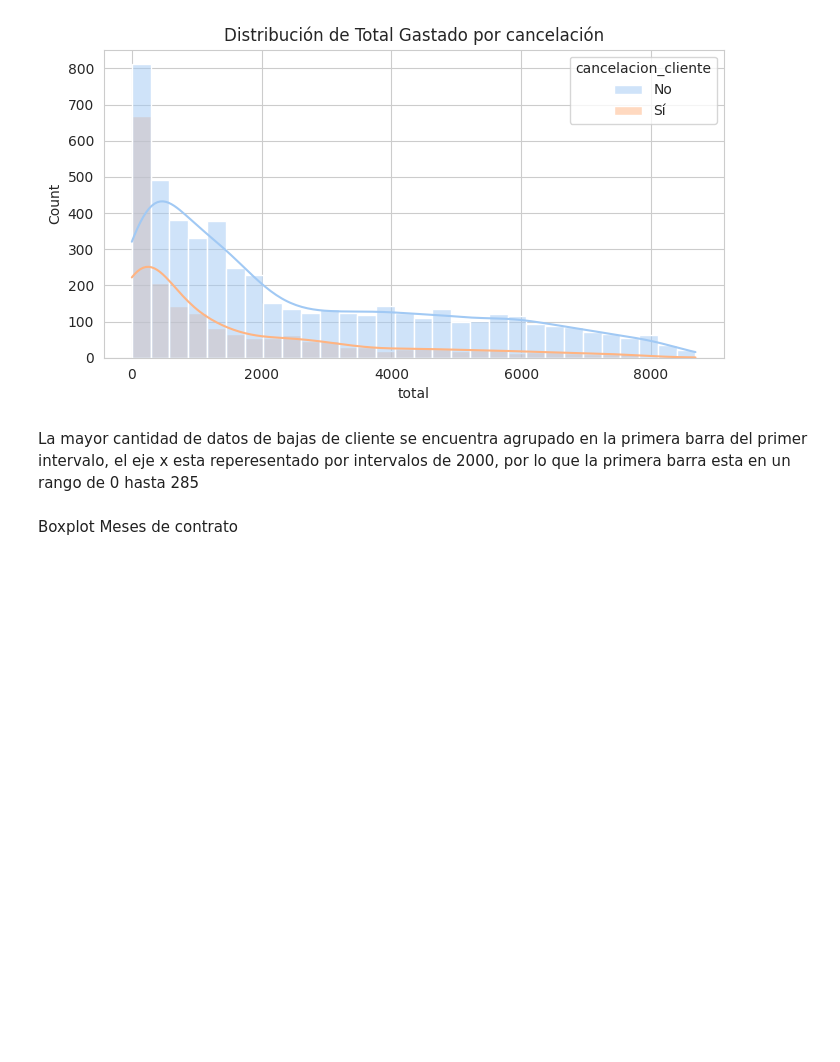
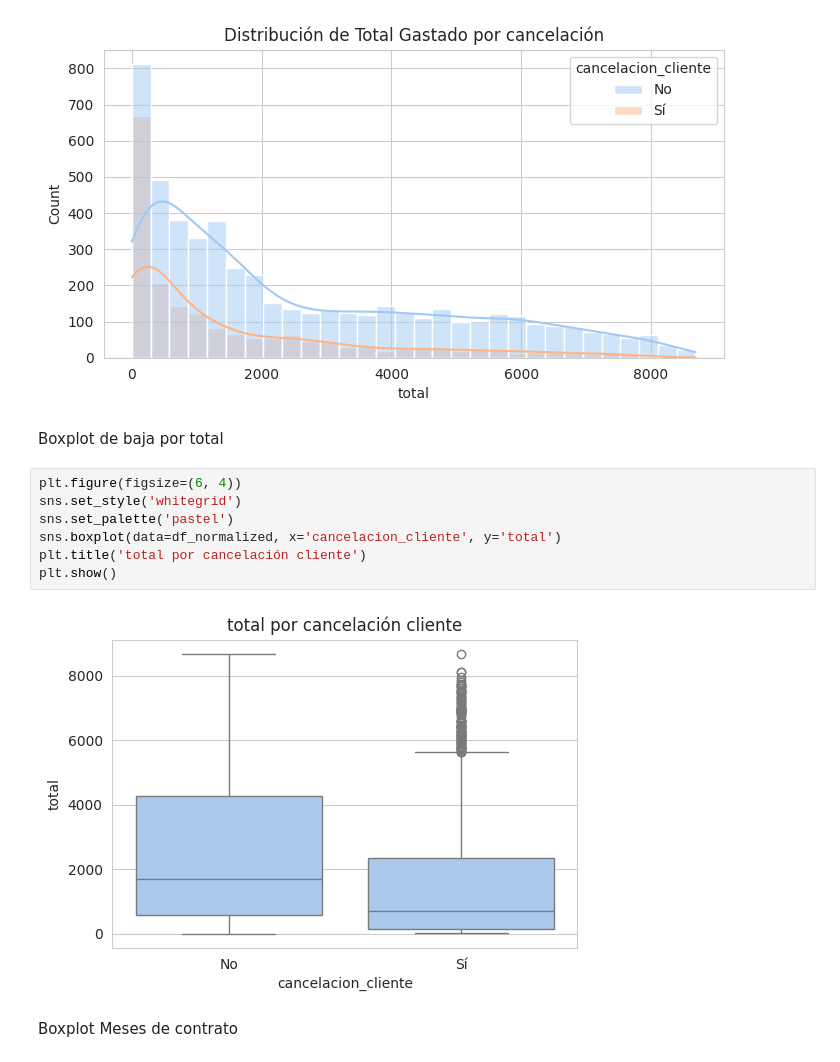
Before and after one commit to SebaDiezV/challenge_telecomX-alura, a Jupyter notebook: Challenge_TelecomX.ipynb, the cells around one changed output. Saved outputs shown, nothing was run; the diff lists cells and outputs as text; blank space fills up the shorter version.

```diff
--- a/Challenge_TelecomX.ipynb
+++ b/Challenge_TelecomX.ipynb
@@ -808,8 +806,17 @@ plt.title('Distribución de Total Gastado por cancelación')
 plt.show()
 # %% [output]
 [figure]
-# %% [markdown]
-La mayor cantidad de datos de bajas de cliente se encuentra agrupado en la primera barra del primer intervalo, el eje x esta reperesentado por intervalos de 2000, por lo que la primera barra esta en un rango de 0 hasta 285
+# %% [markdown]
+Boxplot de baja por total
+# %%
+plt.figure(figsize=(6, 4))
+sns.set_style('whitegrid')
+sns.set_palette('pastel')
+sns.boxplot(data=df_normalized, x='cancelacion_cliente', y='total')
+plt.title('total por cancelación cliente')
+plt.show()
+# %% [output]
+[figure, added]
 # %% [markdown]
 Boxplot Meses de contrato
 # %%
```
Also changed, not shown: parts of 10 cells of this notebook.
